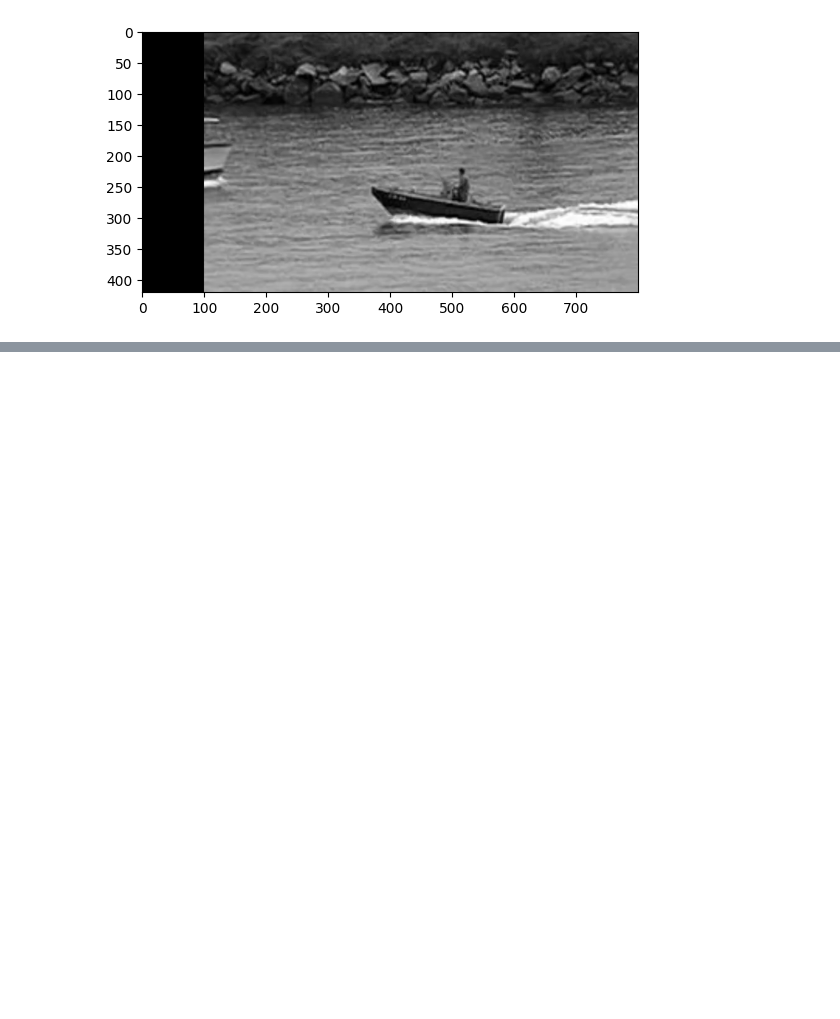
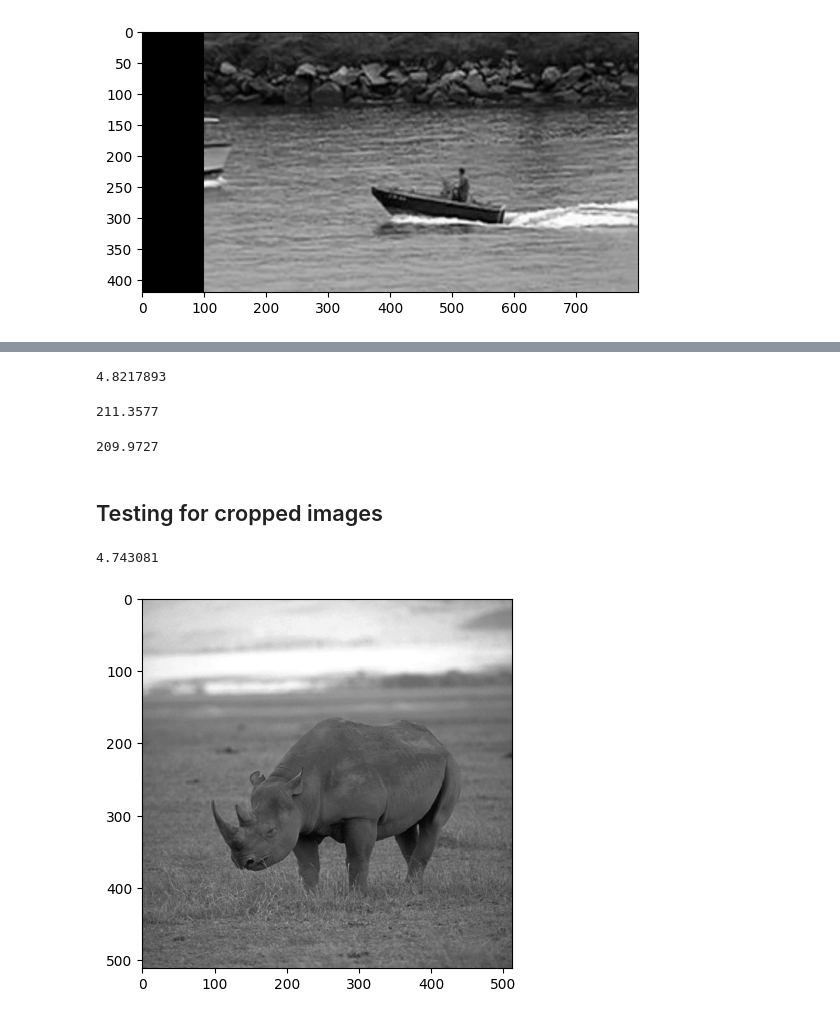
Before and after one commit to ndupont960/EtudesTechniques11, a Jupyter notebook: hog_template_matching.ipynb, the cells around one changed output, grey strips where cells are left out. Cells and saved outputs as stored; diff of their text form; code cells hidden in the pictures; blank space fills up the shorter version.

```diff
--- a/hog_template_matching.ipynb
+++ b/hog_template_matching.ipynb
@@ -204,0 +268,27 @@ get_hog_distance('database/images/basket.pgm', 'database/images/rino.pgm')
+# %%
+# Difference between images A1 and A2
+get_hog_distance(rino,rino_2)
+# %% [output]
+4.8217893
+# %%
+# Difference between images A1 and B
+get_hog_distance(rino,basket)
+# %% [output]
+211.3577
+# %%
+# Difference between images A2 and B
+get_hog_distance(rino_2,basket)
+# %% [output]
+209.9727
+# %% [markdown]
+## Testing for cropped images
+# %%
+rino_cropped = rino[0:512,0:512]
+rino_cropped=rino_cropped.astype(np.uint8)
+rino_2_cropped = rino_2[0:512,0:512]
+rino_2_cropped=rino_2_cropped.astype(np.uint8)
+plt.imshow(rino_cropped,cmap='gray')
+get_hog_distance(rino_cropped,rino_2_cropped)
+# %% [output]
+4.743081
+[figure, added]
```
Also changed, not shown: parts of 14 cells of this notebook.
